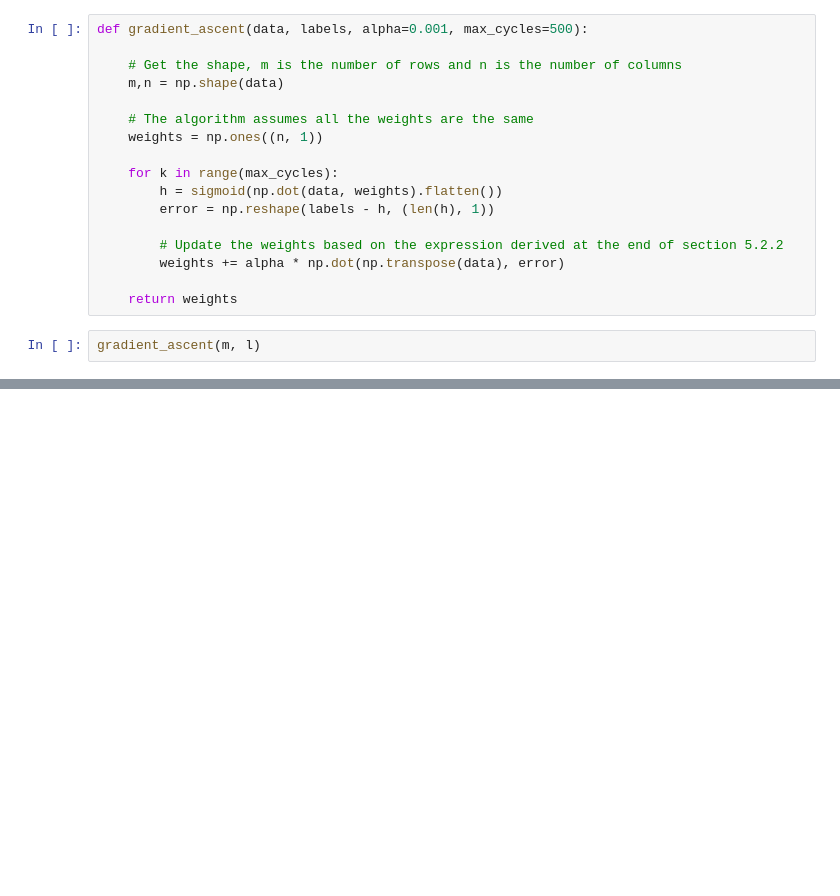
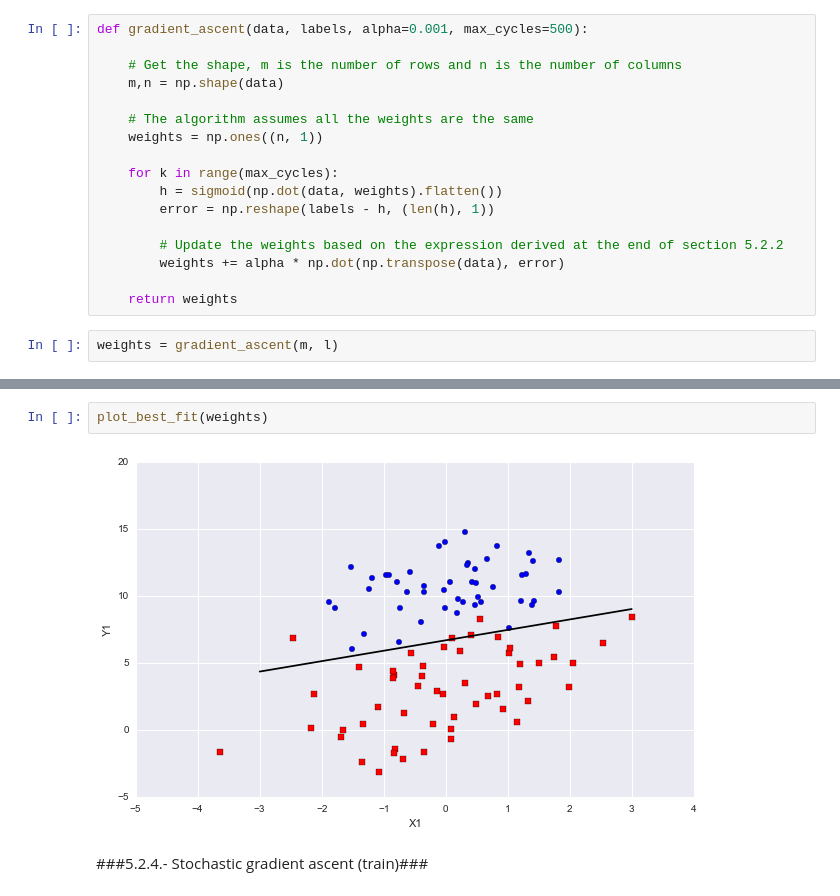
Before and after one commit to mgfernan/MLiA, a Jupyter notebook: ipynb/Chapter 5 - Logistic regression.ipynb, the cells around one changed output, grey strips where cells are left out. Saved outputs shown, nothing was run; the diff lists cells and outputs as text; blank space fills up the shorter version.

```diff
--- a/ipynb/Chapter 5 - Logistic regression.ipynb
+++ b/ipynb/Chapter 5 - Logistic regression.ipynb
@@ -228,4 +228,4 @@ def gradient_ascent(data, labels, alpha=0.001, max_cycles=500):
 
     return weights
 # %%
-gradient_ascent(m, l)
+weights = gradient_ascent(m, l)
@@ -235,0 +287,6 @@ array([[ 4.12414349],
+# %%
+plot_best_fit(weights)
+# %% [output]
+[figure, added]
+# %% [markdown]
+###5.2.4.- Stochastic gradient ascent (train)###
```
Also changed, not shown: parts of 10 cells of this notebook.
